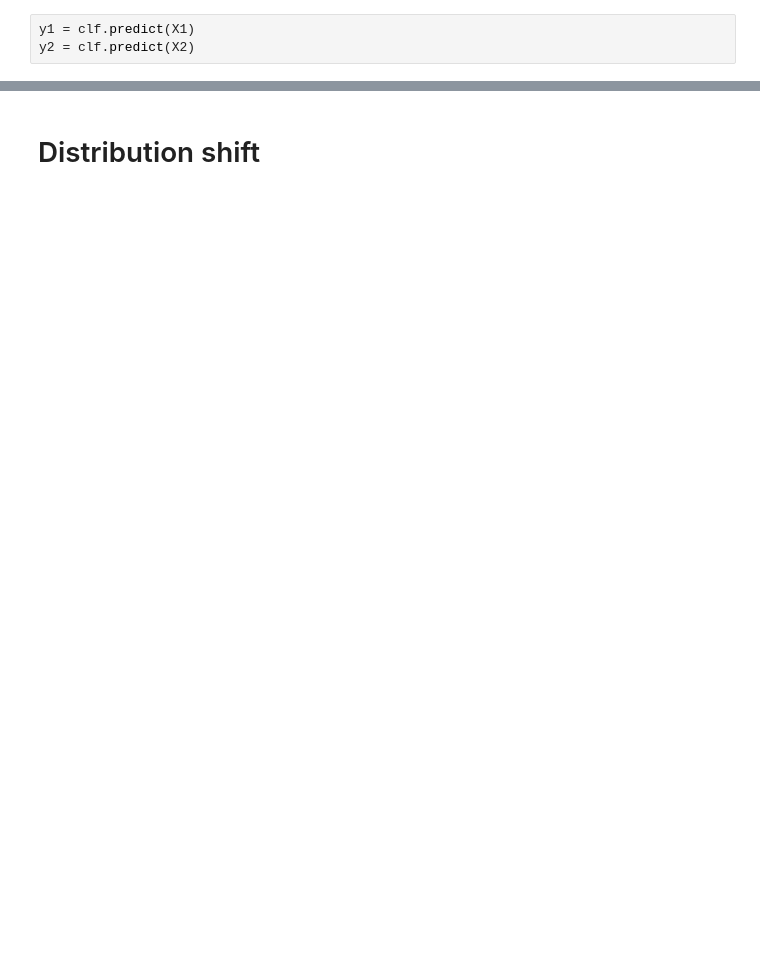
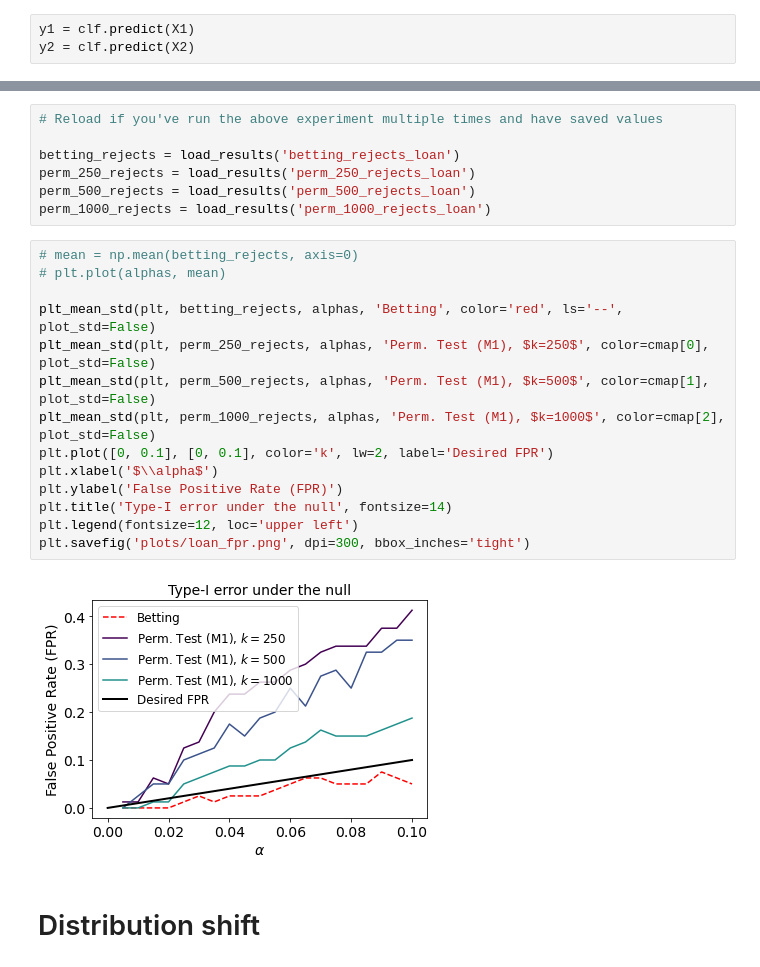
Before and after one commit to secg5/auditing_fairness_by_betting, a Jupyter notebook: credit_loan.ipynb, the cells around one changed output, grey strips where cells are left out. Drawn from its saved outputs; the diff is of its cells as text; blank space fills up the shorter version.

```diff
--- a/credit_loan.ipynb
+++ b/credit_loan.ipynb
@@ -96,2 +168,25 @@ plt.ylabel('$\\tau$')
+# %%
+# Reload if you've run the above experiment multiple times and have saved values
+
+betting_rejects = load_results('betting_rejects_loan')
+perm_250_rejects = load_results('perm_250_rejects_loan')
+perm_500_rejects = load_results('perm_500_rejects_loan')
+perm_1000_rejects = load_results('perm_1000_rejects_loan')
+# %%
+# mean = np.mean(betting_rejects, axis=0)
+# plt.plot(alphas, mean)
+
+plt_mean_std(plt, betting_rejects, alphas, 'Betting', color='red', ls='--', plot_std=False)
+plt_mean_std(plt, perm_250_rejects, alphas, 'Perm. Test (M1), $k=250$', color=cmap[0], plot_std=False)
+plt_mean_std(plt, perm_500_rejects, alphas, 'Perm. Test (M1), $k=500$', color=cmap[1], plot_std=False)
+plt_mean_std(plt, perm_1000_rejects, alphas, 'Perm. Test (M1), $k=1000$', color=cmap[2], plot_std=False)
+plt.plot([0, 0.1], [0, 0.1], color='k', lw=2, label='Desired FPR')
+plt.xlabel('$\\alpha$')
+plt.ylabel('False Positive Rate (FPR)')
+plt.title('Type-I error under the null', fontsize=14)
+plt.legend(fontsize=12, loc='upper left')
+plt.savefig('plots/loan_fpr.png', dpi=300, bbox_inches='tight')
+# %% [output]
+[figure, added]
 # %% [markdown]
 # Distribution shift
```
Also changed, not shown: parts of 22 cells of this notebook, 3 other files.
